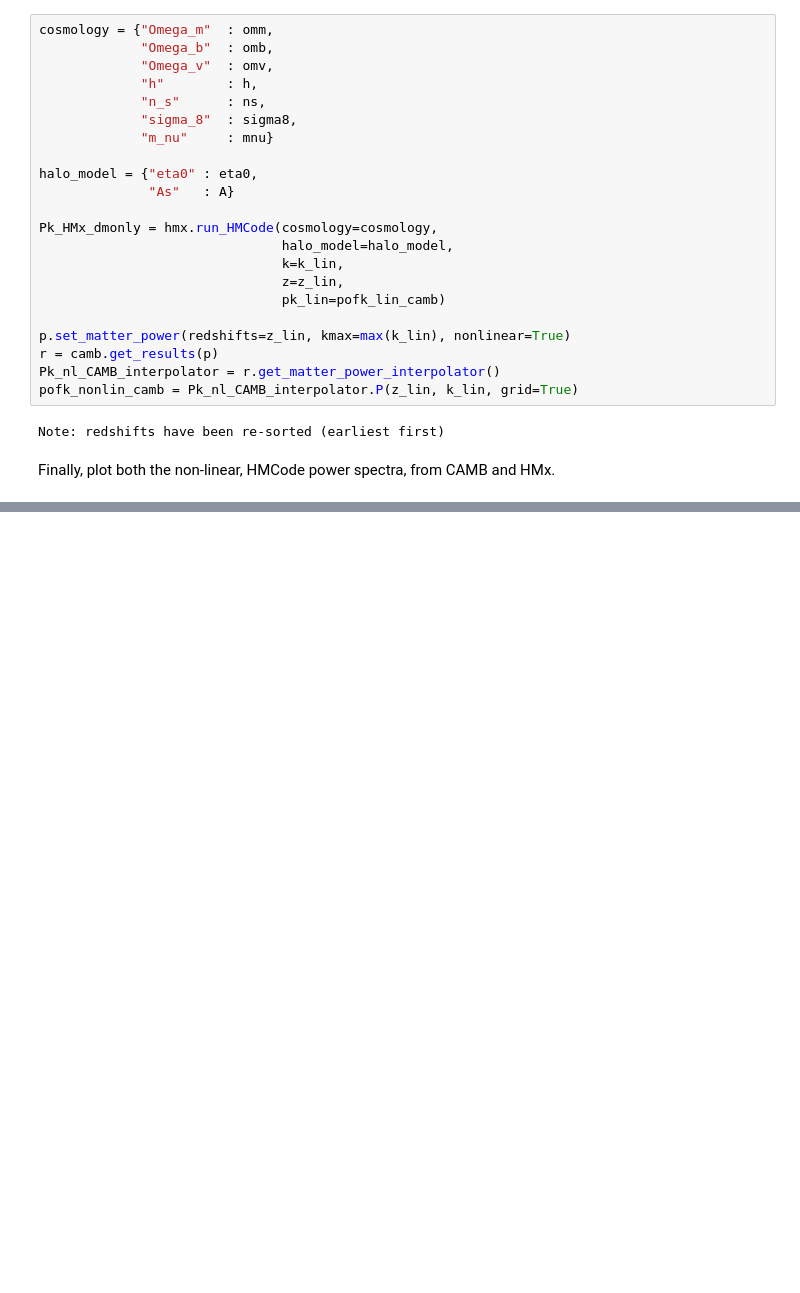
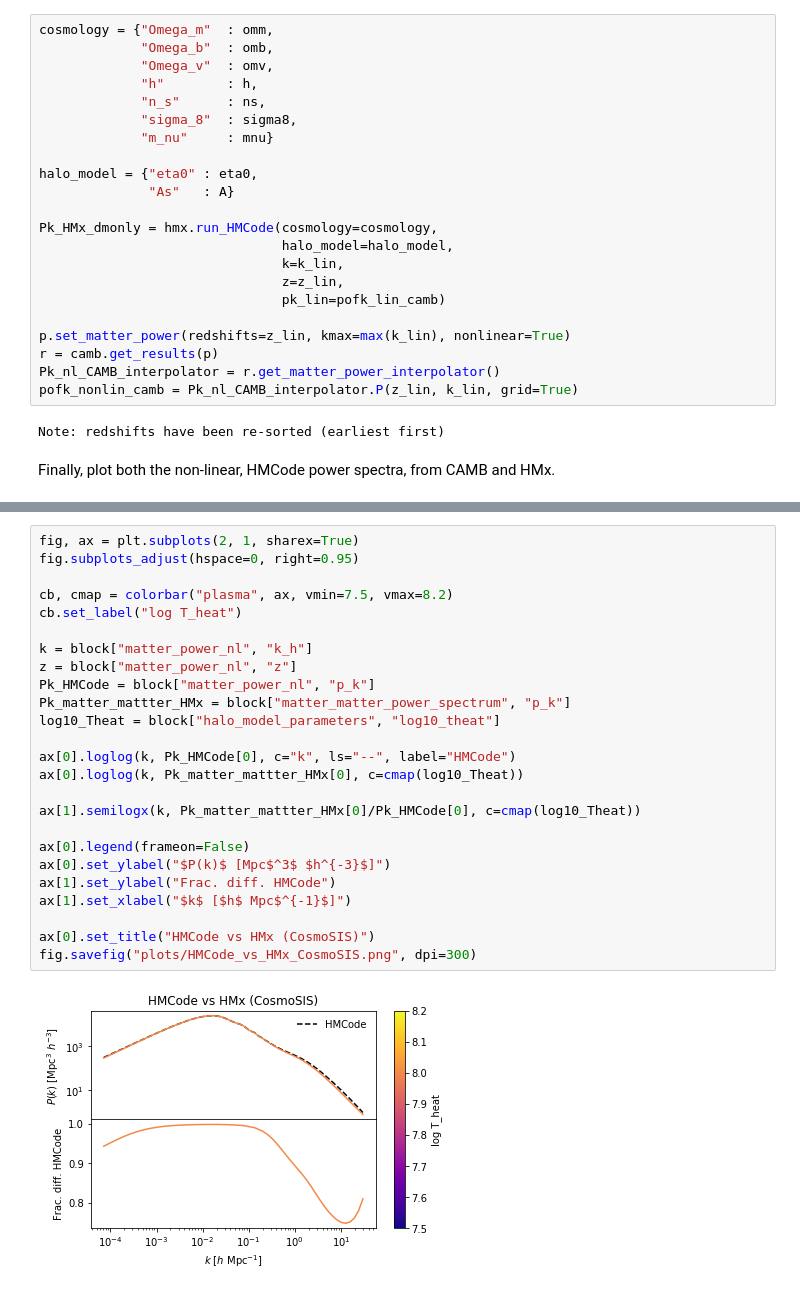
Before and after one commit to tilmantroester/HMx, a Jupyter notebook: notebooks/pyhmx_demo.ipynb, the cells around one changed output, grey strips where cells are left out. Saved outputs shown, nothing was run; the diff lists cells and outputs as text; blank space fills up the shorter version.

```diff
--- a/notebooks/pyhmx_demo.ipynb
+++ b/notebooks/pyhmx_demo.ipynb
@@ -163,0 +252,27 @@ fig.savefig("plots/HMCode_vs_HMx.png", dpi=300)
+# %%
+fig, ax = plt.subplots(2, 1, sharex=True)
+fig.subplots_adjust(hspace=0, right=0.95)
+
+cb, cmap = colorbar("plasma", ax, vmin=7.5, vmax=8.2)
+cb.set_label("log T_heat")
+
+k = block["matter_power_nl", "k_h"]
+z = block["matter_power_nl", "z"]
+Pk_HMCode = block["matter_power_nl", "p_k"]
+Pk_matter_mattter_HMx = block["matter_matter_power_spectrum", "p_k"]
+log10_Theat = block["halo_model_parameters", "log10_theat"]
+
+ax[0].loglog(k, Pk_HMCode[0], c="k", ls="--", label="HMCode")
+ax[0].loglog(k, Pk_matter_mattter_HMx[0], c=cmap(log10_Theat))
+
+ax[1].semilogx(k, Pk_matter_mattter_HMx[0]/Pk_HMCode[0], c=cmap(log10_Theat))
+
+ax[0].legend(frameon=False)
+ax[0].set_ylabel("$P(k)$ [Mpc$^3$ $h^{-3}$]")
+ax[1].set_ylabel("Frac. diff. HMCode")
+ax[1].set_xlabel("$k$ [$h$ Mpc$^{-1}$]")
+
+ax[0].set_title("HMCode vs HMx (CosmoSIS)")
+fig.savefig("plots/HMCode_vs_HMx_CosmoSIS.png", dpi=300)
+# %% [output]
+[figure, added]
```
Also changed, not shown: parts of 12 cells of this notebook.
